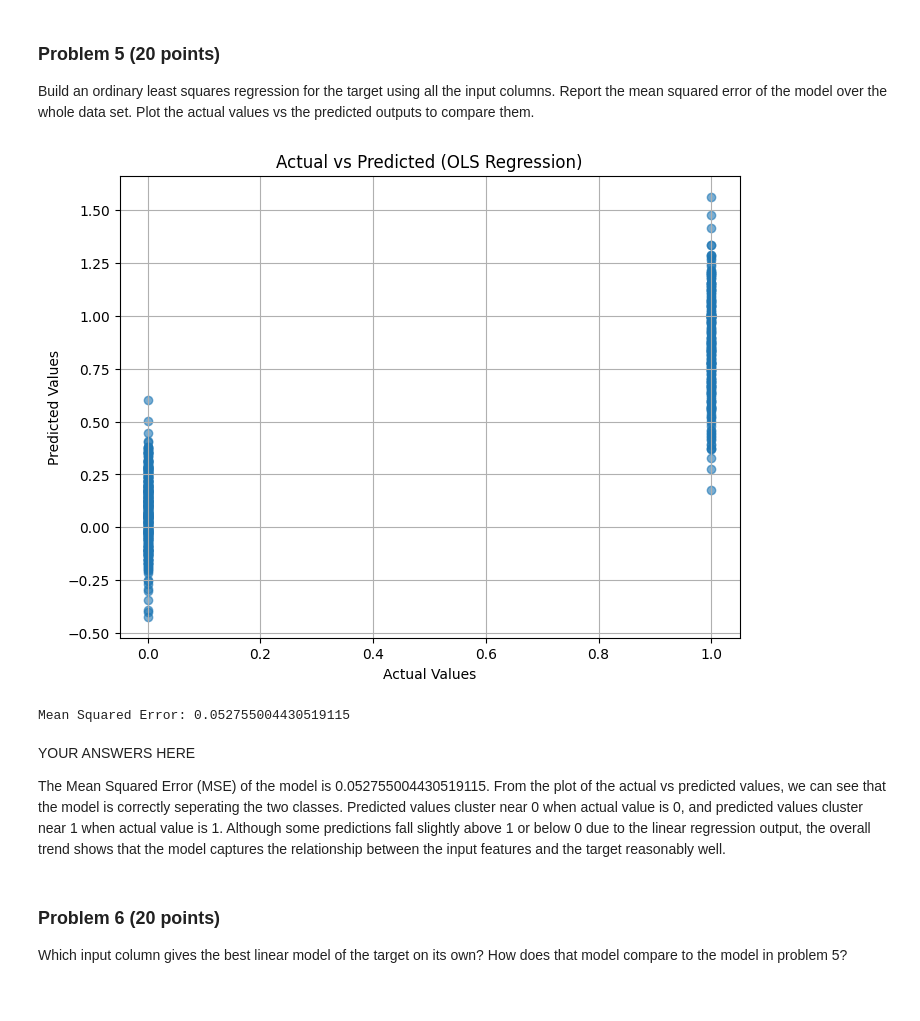
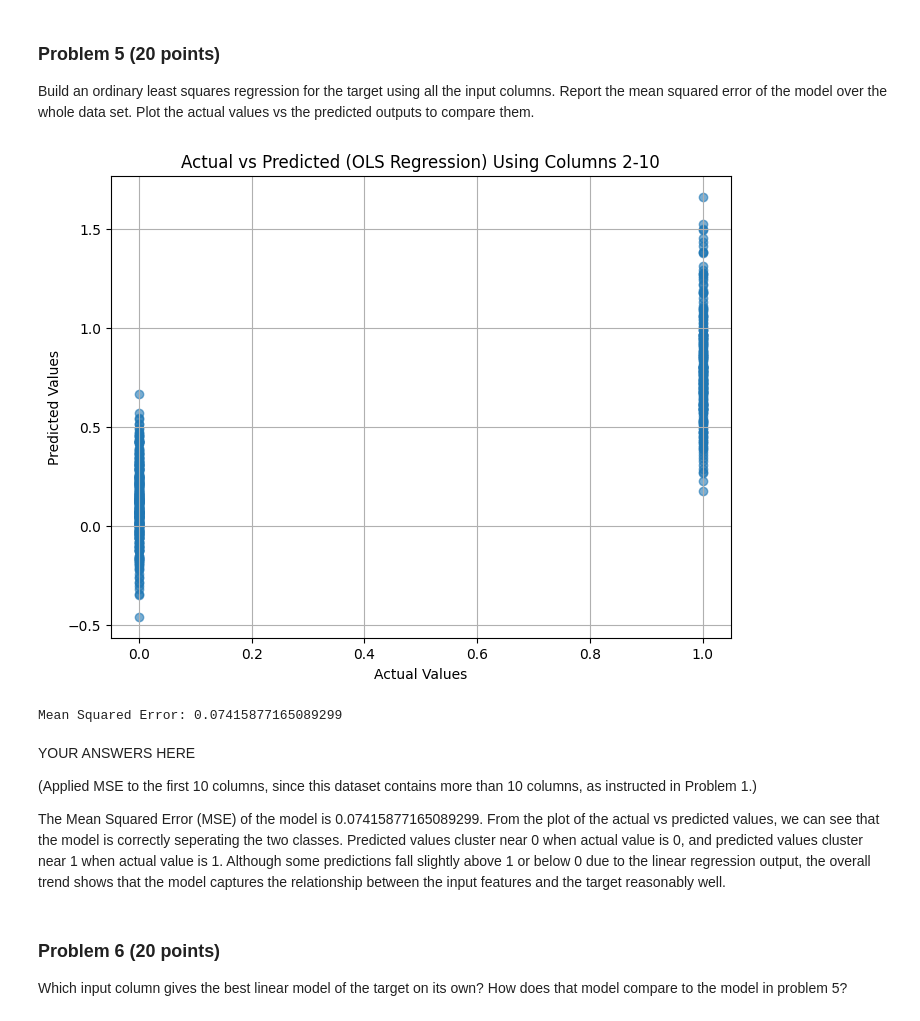
Before and after one commit to dho053-bu/dx601-final-project, a Jupyter notebook: project.ipynb, the cells around one changed output. Saved outputs shown, nothing was run; the diff lists cells and outputs as text; code cells hidden in the pictures.

```diff
--- a/project.ipynb
+++ b/project.ipynb
@@ -291,32 +291,40 @@ Plot the actual values vs the predicted outputs to compare them.
 # %%
 # YOUR CODE HERE
 
-X = df.drop(columns=['target']).values
+# Select input columns 2–10
+input_cols = df.columns[1:10] # input columns 2–10
+X = df[input_cols].values
 y = df['target'].values
 
+# Fit OLS regression
 model = sklearn.linear_model.LinearRegression()
 model.fit(X, y)
 
+# Predictions
 y_pred = model.predict(X)
 
+# Mean squared error
 mse = np.mean((y - y_pred) ** 2)
 
+# Plot actual vs predicted
 plt.figure(figsize=(8,6))
 plt.scatter(y, y_pred, alpha=0.6)
 plt.xlabel("Actual Values")
 plt.ylabel("Predicted Values")
-plt.title("Actual vs Predicted (OLS Regression)")
+plt.title("Actual vs Predicted (OLS Regression) Using Columns 2-10")
 plt.grid(True)
 plt.show()
 
 print("Mean Squared Error:", mse)
 # %% [output]
-[figure, old version]
+[figure, new version]
-Mean Squared Error: 0.052755004430519115
+Mean Squared Error: 0.07415877165089299
 # %% [markdown]
 YOUR ANSWERS HERE
 
-The Mean Squared Error (MSE) of the model is 0.052755004430519115. From the plot of the actual vs predicted values, we can see that the model is correctly seperating the two classes. Predicted values cluster near 0 when actual value is 0, and predicted values cluster near 1 when actual value is 1. Although some predictions fall slightly above 1 or below 0 due to the linear regression output, the overall trend shows that the model captures the relationship between the input features and the target reasonably well.
+(Applied MSE to the first 10 columns, since this dataset contains more than 10 columns, as instructed in Problem 1.)
+
+The Mean Squared Error (MSE) of the model is 0.07415877165089299. From the plot of the actual vs predicted values, we can see that the model is correctly seperating the two classes. Predicted values cluster near 0 when actual value is 0, and predicted values cluster near 1 when actual value is 1. Although some predictions fall slightly above 1 or below 0 due to the linear regression output, the overall trend shows that the model captures the relationship between the input features and the target reasonably well.
 # %% [markdown]
 ### Problem 6 (20 points)
 
```
Also changed, not shown: parts of 1 cell of this notebook.
